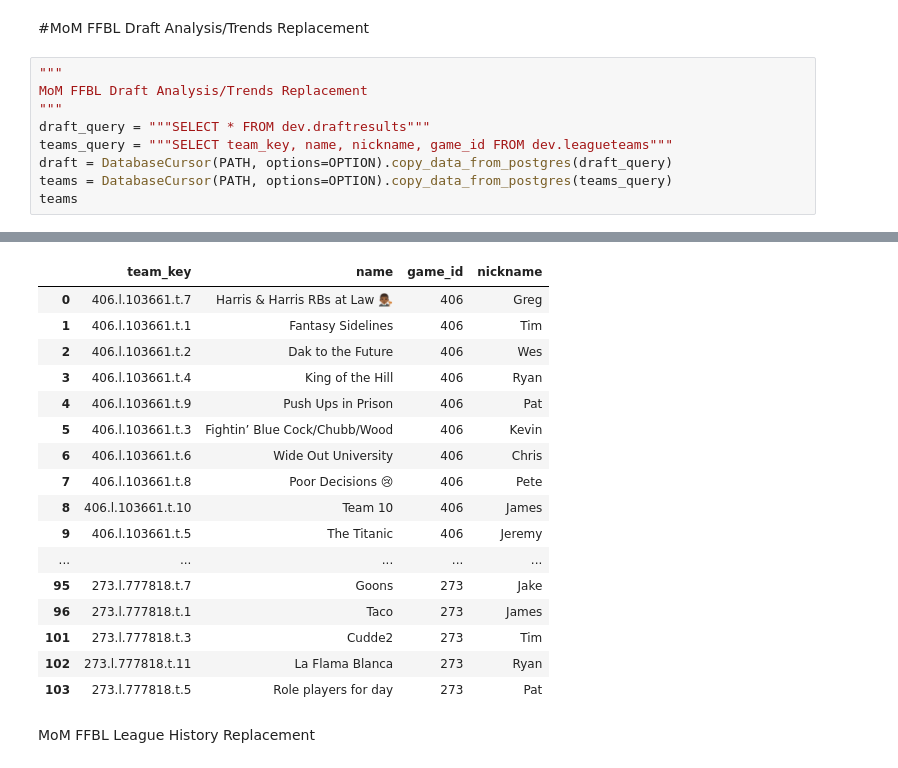
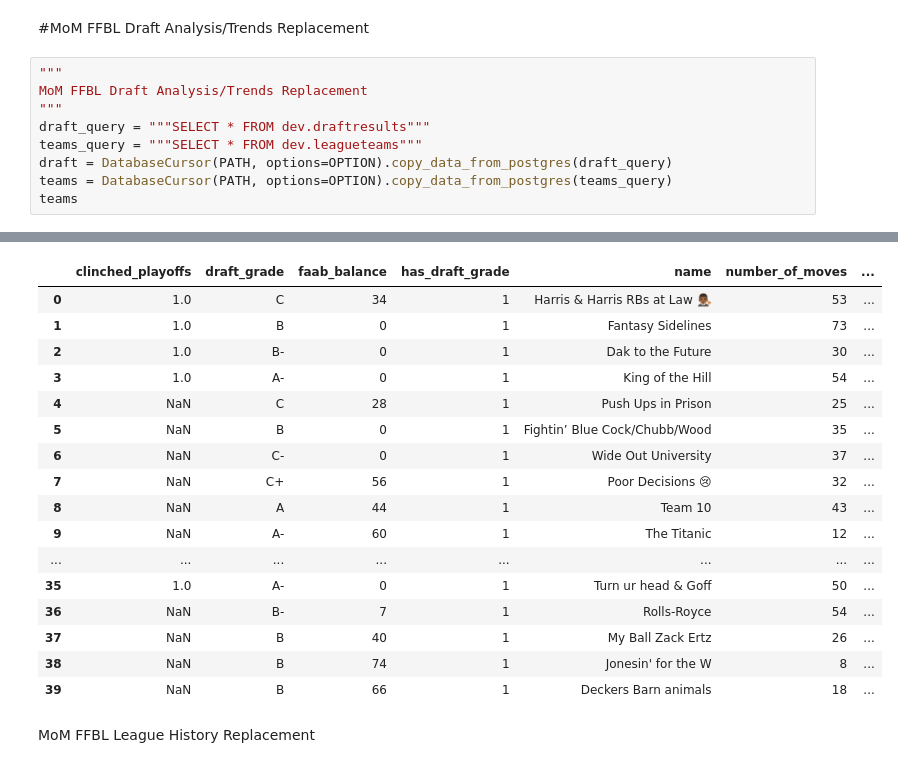
Before and after one commit to cuddebtj/Yahoo_Data, a Jupyter notebook: scripts/worksheet_2.ipynb, the cells around one changed output, grey strips where cells are left out. Saved outputs shown, nothing was run; the diff lists cells and outputs as text.

Commit message:
bigint bug within teams uplaod

```diff
--- a/scripts/worksheet_2.ipynb
+++ b/scripts/worksheet_2.ipynb
@@ -173,7 +173,7 @@ Successfully pulled: SELECT team_key, name, nickname, game_id FROM dev.leaguetea
 MoM FFBL Draft Analysis/Trends Replacement
 """
 draft_query = """SELECT * FROM dev.draftresults"""
-teams_query = """SELECT team_key, name, nickname, game_id FROM dev.leagueteams"""
+teams_query = """SELECT * FROM dev.leagueteams"""
 draft = DatabaseCursor(PATH, options=OPTION).copy_data_from_postgres(draft_query)
 teams = DatabaseCursor(PATH, options=OPTION).copy_data_from_postgres(teams_query)
 teams
@@ -183,20 +183,20 @@ Successfully pulled: SELECT team_key, name, nickname, game_id FROM dev.leaguetea
-|  | team_key | name | game_id | nickname |
-| 0 | 406.l.103661.t.7 | Harris & Harris RBs at Law 👨🏾‍⚖️ | 406 | Greg |
-| 1 | 406.l.103661.t.1 | Fantasy Sidelines | 406 | Tim |
-| 2 | 406.l.103661.t.2 | Dak to the Future | 406 | Wes |
-| 3 | 406.l.103661.t.4 | King of the Hill | 406 | Ryan |
-| 4 | 406.l.103661.t.9 | Push Ups in Prison | 406 | Pat |
-| 5 | 406.l.103661.t.3 | Fightin’ Blue Cock/Chubb/Wood | 406 | Kevin |
-| 6 | 406.l.103661.t.6 | Wide Out University | 406 | Chris |
-| 7 | 406.l.103661.t.8 | Poor Decisions 😢 | 406 | Pete |
-| 8 | 406.l.103661.t.10 | Team 10 | 406 | James |
-| 9 | 406.l.103661.t.5 | The Titanic | 406 | Jeremy |
-| ... | ... | ... | ... | ... |
-| 95 | 273.l.777818.t.7 | Goons | 273 | Jake |
-| 96 | 273.l.777818.t.1 | Taco | 273 | James |
-| 101 | 273.l.777818.t.3 | Cudde2 | 273 | Tim |
-| 102 | 273.l.777818.t.11 | La Flama Blanca | 273 | Ryan |
-| 103 | 273.l.777818.t.5 | Role players for day | 273 | Pat |
+|  | clinched_playoffs | draft_grade | faab_balance | has_draft_grade | name | number_of_moves | ... |
+| 0 | 1.0 | C | 34 | 1 | Harris & Harris RBs at Law 👨🏾‍⚖️ | 53 | ... |
+| 1 | 1.0 | B | 0 | 1 | Fantasy Sidelines | 73 | ... |
+| 2 | 1.0 | B- | 0 | 1 | Dak to the Future | 30 | ... |
+| 3 | 1.0 | A- | 0 | 1 | King of the Hill | 54 | ... |
+| 4 | NaN | C | 28 | 1 | Push Ups in Prison | 25 | ... |
+| 5 | NaN | B | 0 | 1 | Fightin’ Blue Cock/Chubb/Wood | 35 | ... |
+| 6 | NaN | C- | 0 | 1 | Wide Out University | 37 | ... |
+| 7 | NaN | C+ | 56 | 1 | Poor Decisions 😢 | 32 | ... |
+| 8 | NaN | A | 44 | 1 | Team 10 | 43 | ... |
+| 9 | NaN | A- | 60 | 1 | The Titanic | 12 | ... |
+| ... | ... | ... | ... | ... | ... | ... | ... |
+| 35 | 1.0 | A- | 0 | 1 | Turn ur head & Goff | 50 | ... |
+| 36 | NaN | B- | 7 | 1 | Rolls-Royce | 54 | ... |
+| 37 | NaN | B | 40 | 1 | My Ball Zack Ertz | 26 | ... |
+| 38 | NaN | B | 74 | 1 | Jonesin' for the W | 8 | ... |
+| 39 | NaN | B | 66 | 1 | Deckers Barn animals | 18 | ... |
 # %% [markdown]
 MoM FFBL League History Replacement
 # %%
```
Also changed, not shown: parts of 1 cell of this notebook, 2 other files.
